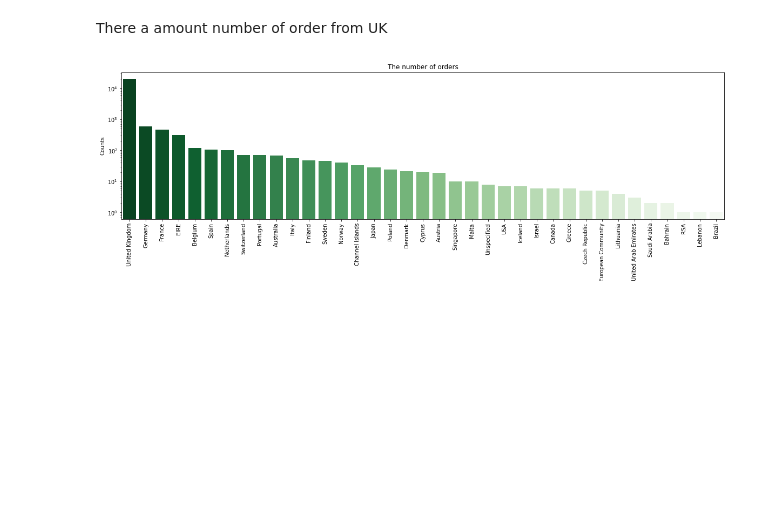
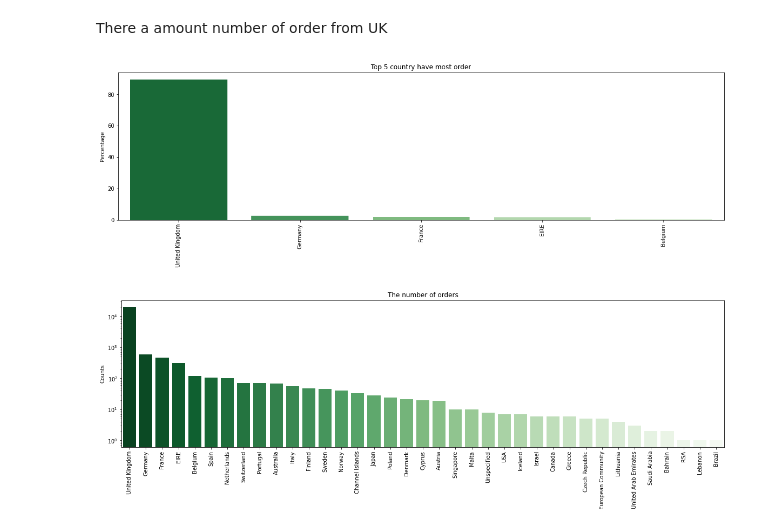
Before and after one commit to vukhanh09/customer_segmentation, a Jupyter notebook: src/EDA/eda_feature.ipynb, the cells around one changed output. Drawn from its saved outputs; the diff is of its cells as text; code cells hidden in the pictures; blank space fills up the shorter version.

```diff
--- a/src/EDA/eda_feature.ipynb
+++ b/src/EDA/eda_feature.ipynb
@@ -25,3 +27,5 @@ countries = data_country['Country'].value_counts()
+# %%
+pre_order_2 = pd.DataFrame([[key,round(x,2)] for x,key in zip(countries.values/countries.sum()*100,countries.index)],columns=['country','percentage'])
 # %%
 import plotly.graph_objs as go
 from plotly.offline import init_notebook_mode,iplot
@@ -44,6 +48,15 @@ choromap = go.Figure(data = [data], layout = layout)
 iplot(choromap, validate=False)
 # %% [markdown]
 There a amount number of order from UK
+# %%
+plt.figure(figsize=(20,5))
+sns.barplot(pre_order_2['country'][:5].values, pre_order_2['percentage'][:5].values, palette="Greens_r")
+plt.ylabel("Percentage")
+plt.title("Top 5 country have most order")
+plt.xticks(rotation=90)
+plt.show()
+# %% [output]
+[figure, added]
 # %%
 plt.figure(figsize=(20,5))
 sns.barplot(countries.index, countries.values, palette="Greens_r")
```
Also changed, not shown: parts of 4 cells of this notebook.
